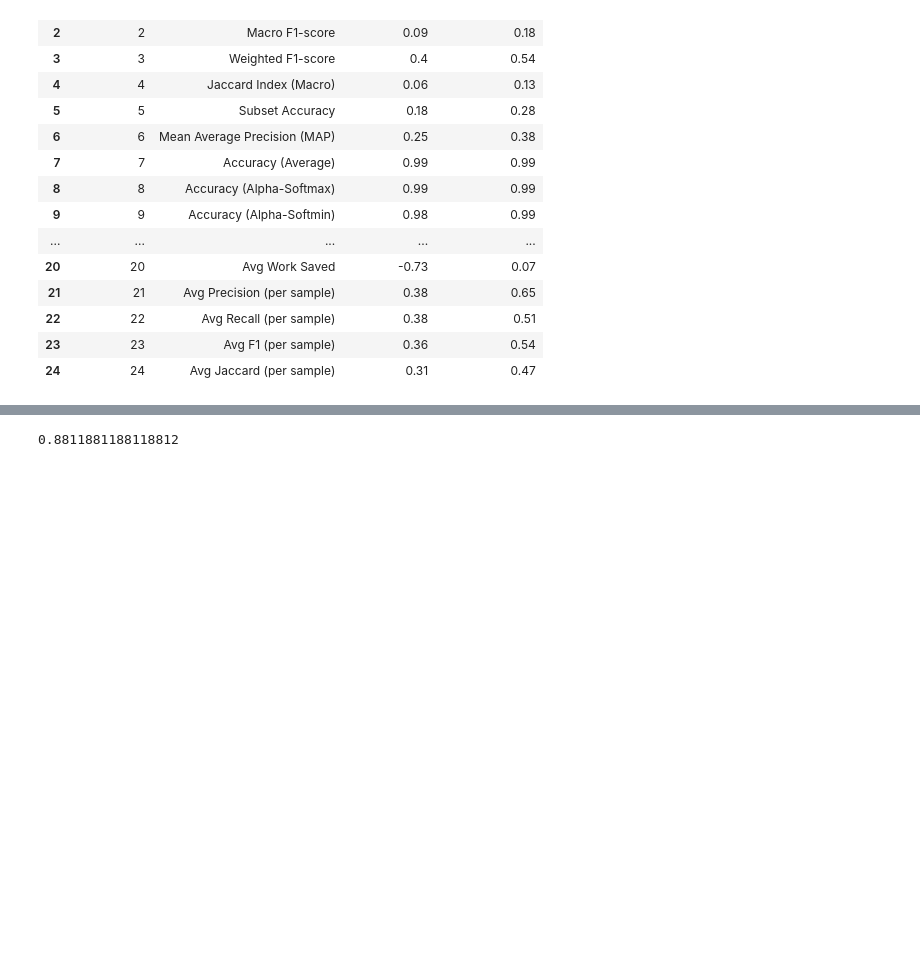
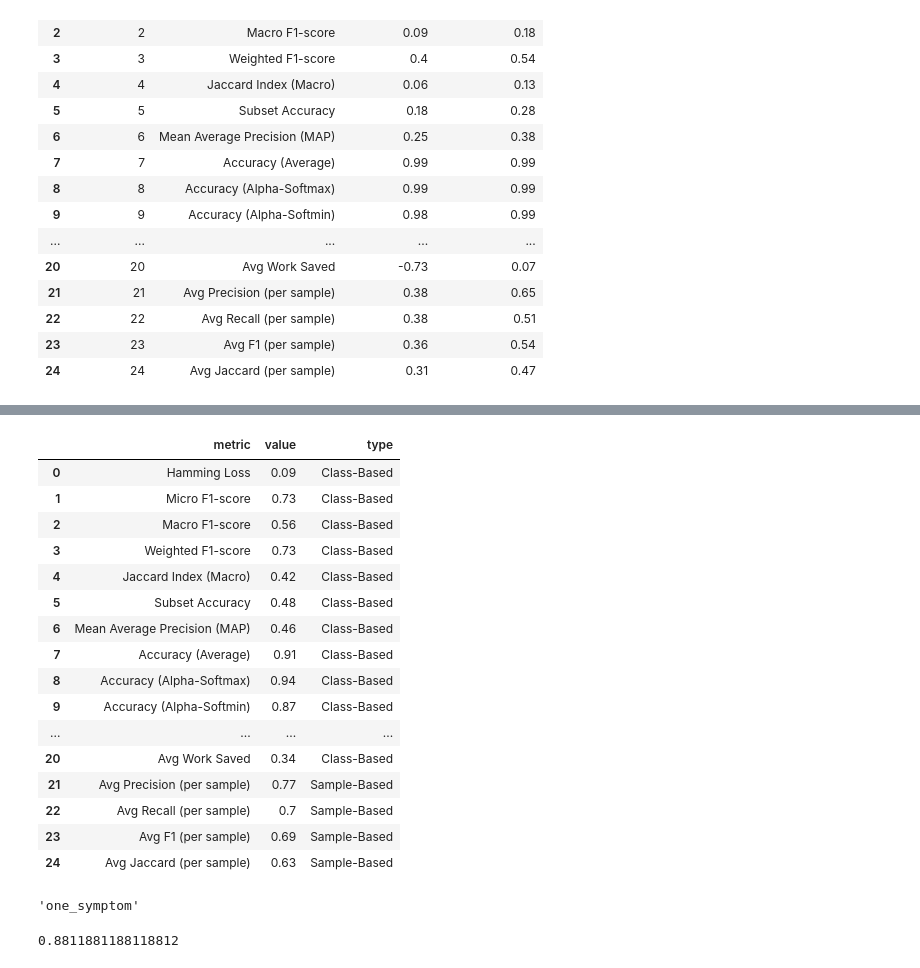
Before and after one commit to ayalaajil/MDS_Project_Mima, a Jupyter notebook: mds_project/evaluation_results.ipynb, the cells around one changed output, grey strips where cells are left out. Drawn from its saved outputs; the diff is of its cells as text; code cells hidden in the pictures; blank space fills up the shorter version.

```diff
--- a/mds_project/evaluation_results.ipynb
+++ b/mds_project/evaluation_results.ipynb
@@ -422,0 +451,3 @@ except Exception as e :
+# %%
+true_symptoms = [el for el in list(df_path['True_Symptom'])]
+true_symptoms
@@ -422,0 +472,3 @@ except Exception as e :
+# %%
+extracted_symptoms = [[ast.literal_eval(el)[i] for i in range(len(ast.literal_eval(el)))][0] for el in list(df_path['Extracted_Symptom'])]
+extracted_symptoms
@@ -423,3 +493,33 @@ except Exception as e :
+# %%
+evaluator = SymptomMultiLabelEvaluator(true_symptoms, extracted_symptoms)
+evaluation_results = evaluator.evaluate()
+# %%
+df_metrics = evaluation_to_dataframe(evaluation_results)
+df_metrics
+# %% [output]
+|  | metric | value | type |
+| 0 | Hamming Loss | 0.09 | Class-Based |
+| 1 | Micro F1-score | 0.73 | Class-Based |
+| 2 | Macro F1-score | 0.56 | Class-Based |
+| 3 | Weighted F1-score | 0.73 | Class-Based |
+| 4 | Jaccard Index (Macro) | 0.42 | Class-Based |
+| 5 | Subset Accuracy | 0.48 | Class-Based |
+| 6 | Mean Average Precision (MAP) | 0.46 | Class-Based |
+| 7 | Accuracy (Average) | 0.91 | Class-Based |
+| 8 | Accuracy (Alpha-Softmax) | 0.94 | Class-Based |
+| 9 | Accuracy (Alpha-Softmin) | 0.87 | Class-Based |
+| ... | ... | ... | ... |
+| 20 | Avg Work Saved | 0.34 | Class-Based |
+| 21 | Avg Precision (per sample) | 0.77 | Sample-Based |
+| 22 | Avg Recall (per sample) | 0.7 | Sample-Based |
+| 23 | Avg F1 (per sample) | 0.69 | Sample-Based |
+| 24 | Avg Jaccard (per sample) | 0.63 | Sample-Based |
+# %%
+data_name = "dataset_extracting_one_symptom"
+
+data_name[-11:]
+# %% [output]
+'one_symptom'
 # %%
 def calculate_accuracy(df_results):
     """
```
Also changed, not shown: parts of 6 cells of this notebook, 14 other files.
